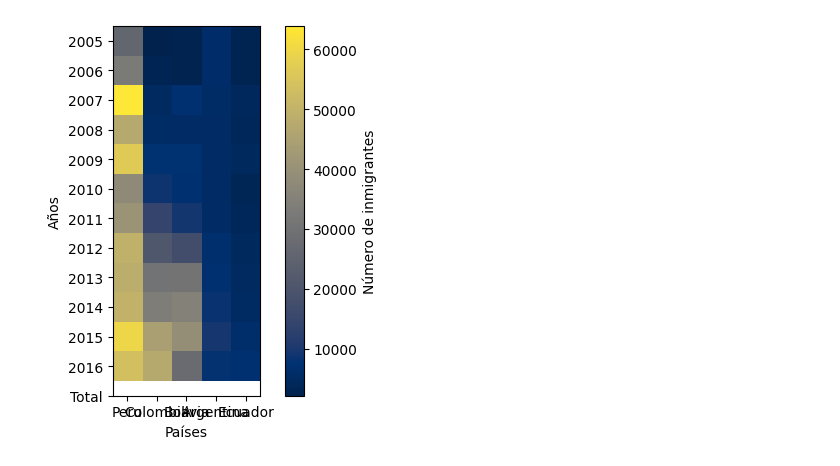
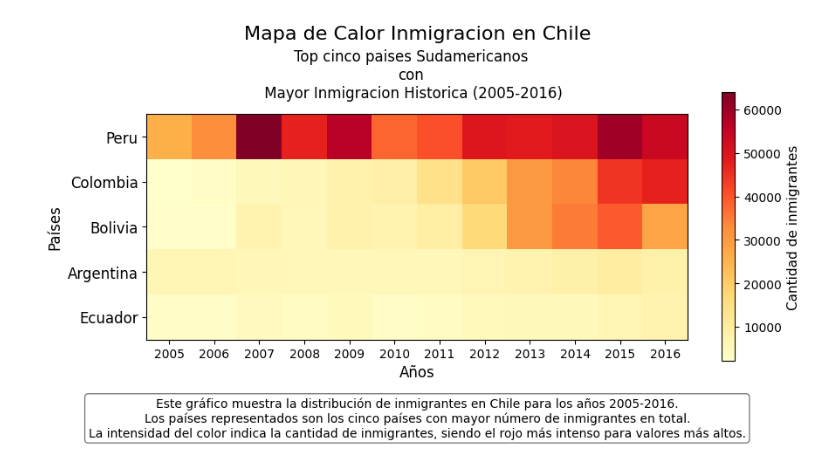
Before and after one commit to mfurniel/tarea2VdD, a Jupyter notebook: ejercicio5.ipynb, the cells around one changed output. Cells and saved outputs as stored; diff of their text form; code cells hidden in the pictures.

```diff
--- a/ejercicio5.ipynb
+++ b/ejercicio5.ipynb
@@ -22,19 +17,47 @@ data
-# %%
-datos_heatmap = data.drop('Total', axis=1).T.values
-
-# Crear el heatmap
-plt.imshow(datos_heatmap, cmap='YlOrRd')
-
-# Configurar los ejes y etiquetas
-plt.xticks(range(len(data)), data.index)
-plt.yticks(range(len(data.columns)), data.columns)
-plt.xlabel('Países')
-plt.ylabel('Años')
-
-# Agregar una barra de color
-plt.colorbar(label='Número de inmigrantes')
-
-# Mostrar el heatmap
-plt.show()
-# %% [output]
-[figure, removed]
+# %%
+#Creamos el heatMap
+datos_heatmap = data.drop('Total', axis=1).T.values
+data = data.drop('Total', axis=1)
+
+#Ajustamos el tamaño del grafico
+plt.figure(figsize=(10, 8))
+#Podemos darle una paleta de colores con cmap
+plt.imshow(datos_heatmap.T, cmap='YlOrRd')
+
+# Configurar los ejes y etiquetas
+plt.yticks(range(len(data)), data.index,fontsize=12)
+plt.xticks(range(len(data.columns)), data.columns)
+plt.xlabel('Años',fontsize=12)
+plt.ylabel('Países',fontsize=12)
+
+#Agregar titulo y subtitulo
+plt.title('Mapa de Calor Inmigracion en Chile', fontsize=16,y=1.3)
+plt.suptitle('Top cinco paises Sudamericanos\ncon\n Mayor Inmigracion Historica (2005-2016)', fontsize=12,x=0.428, y=0.75)
+
+# Agregar una barra de color, se ajusta el tamaño con shrink, tambien se puede usar
+# aspect pero son diferentes
+colorbar = plt.colorbar(label='Número de inmigrantes', pad=0.05,shrink=0.5)
+
+# Agregar el título al colorbar
+colorbar.set_label('Cantidad de inmigrantes', fontsize=11)
+
+# Agregar un cuadro de texto explicativo
+texto_explicativo = "Este gráfico muestra la distribución de inmigrantes en Chile para los años 2005-2016.\nLos países representados son los cinco países con mayor número de inmigrantes en total.\nLa intensidad del color indica la cantidad de inmigrantes, siendo el rojo más intenso para valores más altos."
+
+# "0.5,-0.35" son las coordenadas
+
+# ha='center', va='center': Estos parámetros controlan la alineación horizontal (ha)
+# y vertical (va) del texto. 'center' indica que el texto se alineará en el centro tanto horizontal como verticalmente.
+
+# transform=plt.gca().transAxes: Este parámetro establece la transformación del sistema de coordenadas para el texto.
+# plt.gca() obtiene los ejes actuales y .transAxes indica que se utilizará el sistema de coordenadas de los ejes del gráfico.
+
+# bbox=dict(facecolor='white', edgecolor='gray', boxstyle='round'): Este parámetro define el estilo del cuadro de texto que
+# rodea al texto explicativo. Aquí se ha especificado un cuadro de color blanco con bordes grises y con forma redondeada ('round').
+
+plt.text(0.5, -0.35, texto_explicativo, fontsize=10, ha='center', va='center', transform=plt.gca().transAxes, bbox=dict(facecolor='white', edgecolor='gray', boxstyle='round'))
+
+# Mostrar el heatmap
+plt.show()
+# %% [output]
+[figure, added]
```
Also changed, not shown: parts of 2 cells of this notebook, 15 other files.
